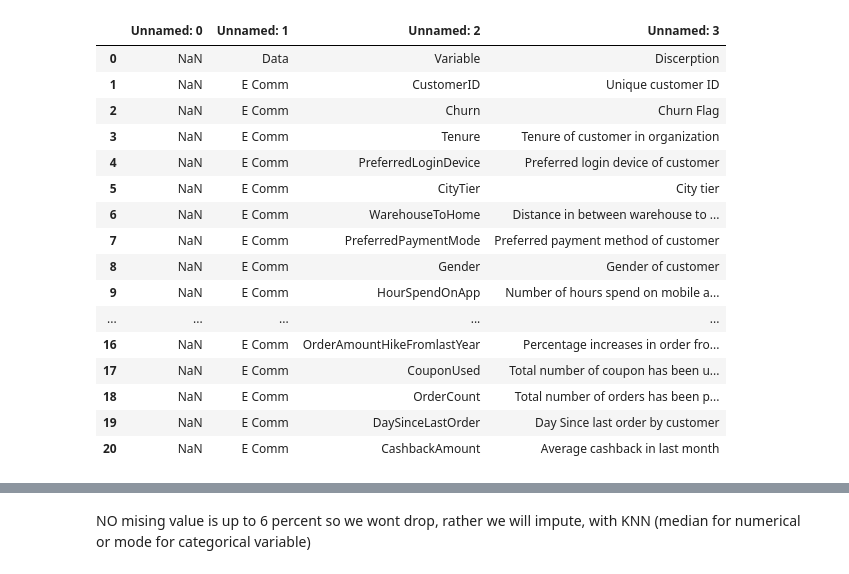
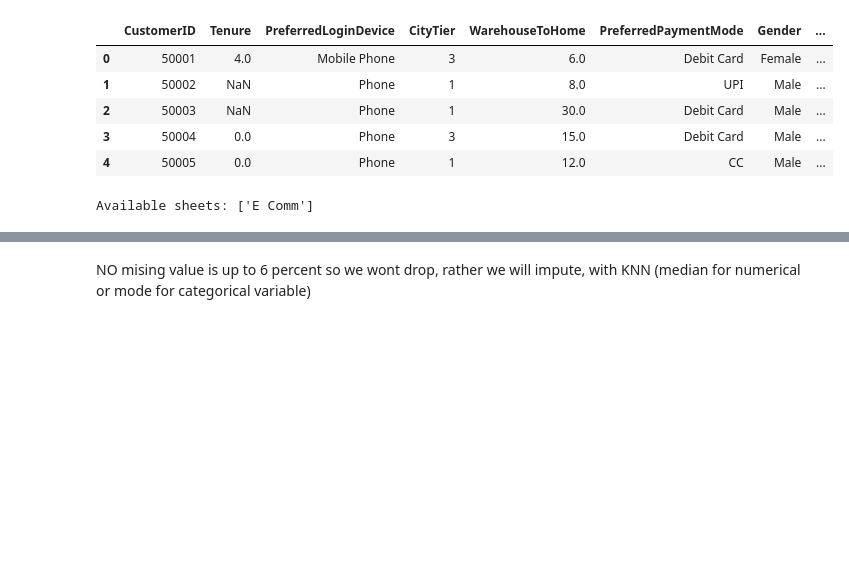
Before and after one commit to deeraw1/ecommerce-churn-predictor, a Jupyter notebook: notebook/E_Commerce_Churn_Predictor.ipynb, the cells around one changed output, grey strips where cells are left out. Cells and saved outputs as stored; diff of their text form; code cells hidden in the pictures; blank space fills up the shorter version.

```diff
--- a/notebook/E_Commerce_Churn_Predictor.ipynb
+++ b/notebook/E_Commerce_Churn_Predictor.ipynb
@@ -35,25 +19,22 @@ Drive already mounted at /content/drive; to attempt to forcibly remount, call dr
-# %%
-#Confirming the data dictionary
-dd = pd.read_excel('/content/drive/MyDrive/E Commerce Dataset.xlsx', sheet_name='Data Dict')
-dd
-# %% [output]
-|  | Unnamed: 0 | Unnamed: 1 | Unnamed: 2 | Unnamed: 3 |
-| 0 | NaN | Data | Variable | Discerption |
-| 1 | NaN | E Comm | CustomerID | Unique customer ID |
-| 2 | NaN | E Comm | Churn | Churn Flag |
-| 3 | NaN | E Comm | Tenure | Tenure of customer in organization |
-| 4 | NaN | E Comm | PreferredLoginDevice | Preferred login device of customer |
-| 5 | NaN | E Comm | CityTier | City tier |
-| 6 | NaN | E Comm | WarehouseToHome | Distance in between warehouse to ... |
-| 7 | NaN | E Comm | PreferredPaymentMode | Preferred payment method of customer |
-| 8 | NaN | E Comm | Gender | Gender of customer |
-| 9 | NaN | E Comm | HourSpendOnApp | Number of hours spend on mobile a... |
-| ... | ... | ... | ... | ... |
-| 16 | NaN | E Comm | OrderAmountHikeFromlastYear | Percentage increases in order fro... |
-| 17 | NaN | E Comm | CouponUsed | Total number of coupon has been u... |
-| 18 | NaN | E Comm | OrderCount | Total number of orders has been p... |
-| 19 | NaN | E Comm | DaySinceLastOrder | Day Since last order by customer |
-| 20 | NaN | E Comm | CashbackAmount | Average cashback in last month |
+# %%
+df = pd.read_excel(r"C:\Users\USER\Documents\github_repo\ecommerce-churn-predictor\dataset\E Commerce Dataset.xlsx", sheet_name='E Comm')
+df.head()
+# %% [output]
+|  | CustomerID | Tenure | PreferredLoginDevice | CityTier | WarehouseToHome | PreferredPaymentMode | Gender | ... |
+| 0 | 50001 | 4.0 | Mobile Phone | 3 | 6.0 | Debit Card | Female | ... |
+| 1 | 50002 | NaN | Phone | 1 | 8.0 | UPI | Male | ... |
+| 2 | 50003 | NaN | Phone | 1 | 30.0 | Debit Card | Male | ... |
+| 3 | 50004 | 0.0 | Phone | 3 | 15.0 | Debit Card | Male | ... |
+| 4 | 50005 | 0.0 | Phone | 1 | 12.0 | CC | Male | ... |
+# %%
+# Check available sheet names
+excel_file = pd.ExcelFile(r"C:\Users\USER\Documents\github_repo\ecommerce-churn-predictor\dataset\E Commerce Dataset.xlsx")
+print("Available sheets:", excel_file.sheet_names)
+
+# Use the correct sheet name (replace 'Data Dict' with the actual name if different)
+# dd = pd.read_excel(excel_file, sheet_name='Data Dict')  # Uncomment and update if needed
+# %% [output]
+Available sheets: ['E Comm']
 # %%
 df
 # %% [output]
```
Also changed, not shown: parts of 2 cells of this notebook, 5 other files.
